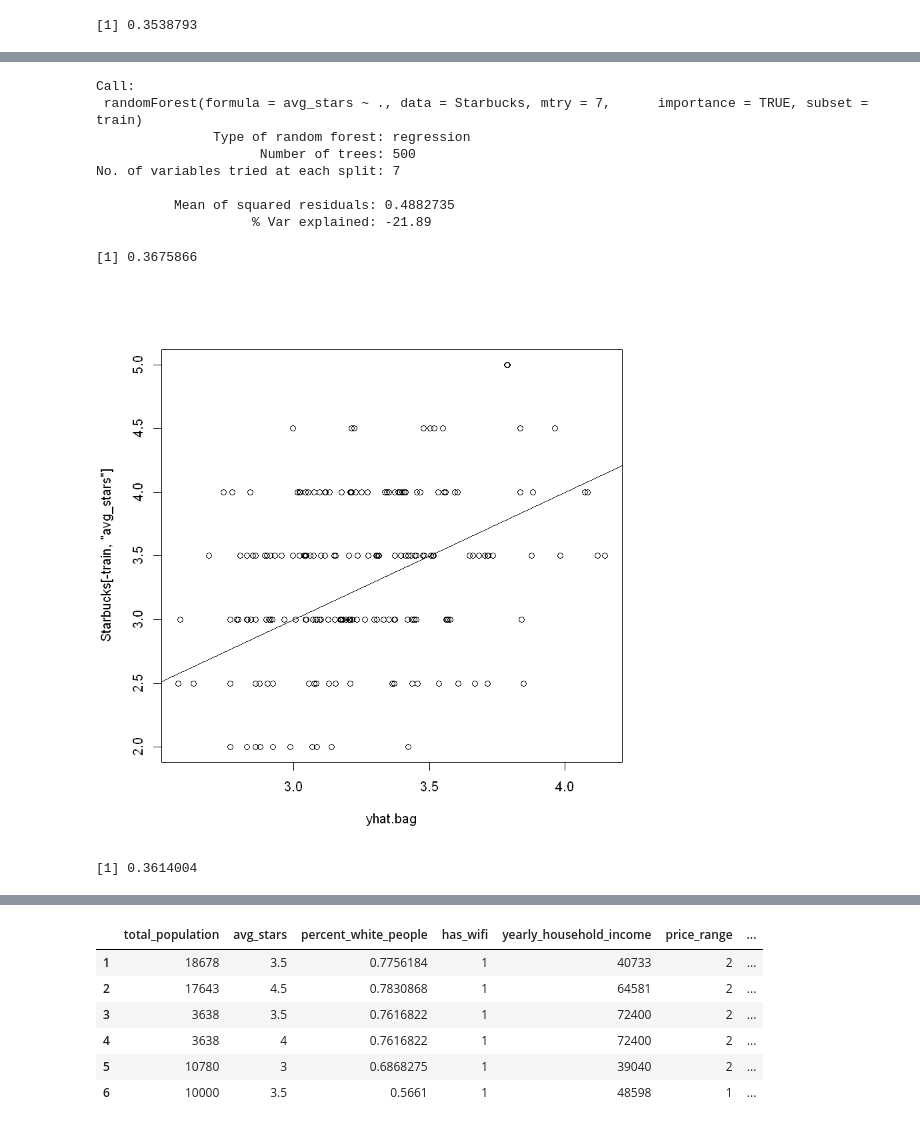
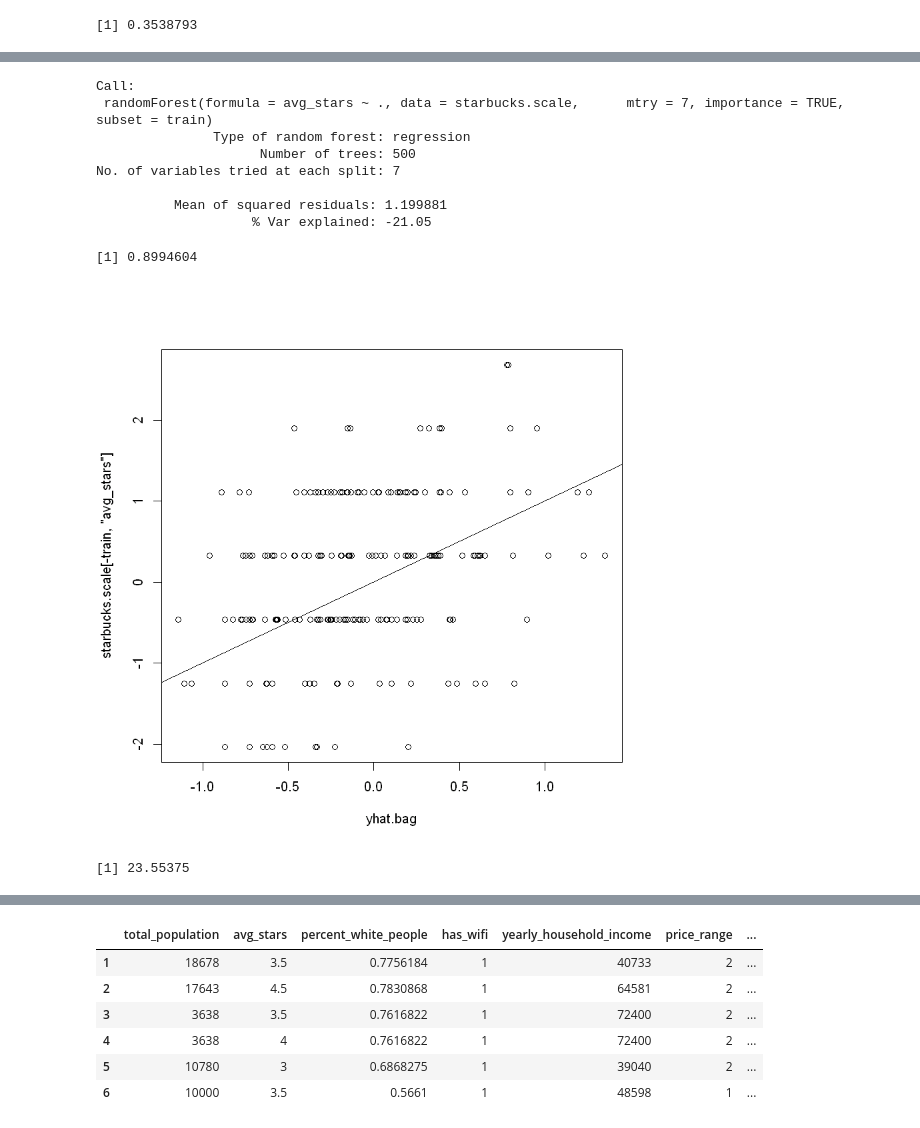
Before and after one commit to AliceFanYang/MachineLearning-FinalProject, a Jupyter notebook: SDS 293 Final Project.ipynb, the cells around one changed output, grey strips where cells are left out. Cells and saved outputs as stored; diff of their text form; code cells hidden in the pictures.

```diff
--- a/SDS 293 Final Project.ipynb
+++ b/SDS 293 Final Project.ipynb
@@ -71,5 +71,6 @@ which.min(cv.starbucks$dev)
 # %%
-prune.starbucks2 = prune.tree(tree.starbucks, best = 2)
+prune.starbucks2 = prune.tree(tree.starbucks, best = 10)
 plot(prune.starbucks2)
 text(prune.starbucks2, pretty = 0)
+#we are over fitting
 # %% [output]
@@ -77,5 +78,5 @@ text(prune.starbucks2, pretty = 0)
 # %%
-prune.starbucks4 = prune.tree(tree.starbucks, best = 4)
-plot(prune.starbucks4)
-text(prune.starbucks4, pretty = 0)
+prune.starbucks3 = prune.tree(tree.starbucks, best = 4)
+plot(prune.starbucks3)
+text(prune.starbucks3, pretty = 0)
 # %% [output]
@@ -83,5 +84,5 @@ text(prune.starbucks4, pretty = 0)
 # %%
-yhat = predict(prune.starbucks4, newdata = Starbucks[-train,])
+yhat = predict(prune.starbucks3, newdata = starbucks.scale[-train,])
 mean((yhat-Starbucks[-train, "avg_stars"])^2)
 
 plot(yhat,Starbucks[-train, "avg_stars"])
@@ -92,29 +94,30 @@ abline(0,1)
 # %%
 set.seed(1)
-bag.starbucks = randomForest(avg_stars~., data = Starbucks, subset = train, mtry = 7, importance = TRUE)
+bag.starbucks = randomForest(avg_stars~., data = starbucks.scale, subset = train, mtry = 7, importance = TRUE)
 bag.starbucks
 # %% [output]
 Call:
- randomForest(formula = avg_stars ~ ., data = Starbucks, mtry = 7,      importance = TRUE, subset = train)
+ randomForest(formula = avg_stars ~ ., data = starbucks.scale,      mtry = 7, importance = TRUE, subset = train)
                Type of random forest: regression
                      Number of trees: 500
 No. of variables tried at each split: 7
 
-          Mean of squared residuals: 0.4882735
-                    % Var explained: -21.89
+          Mean of squared residuals: 1.199881
+                    % Var explained: -21.05
 # %%
-yhat.bag = predict(bag.starbucks,newdata=Starbucks[-train,])
-plot(yhat.bag, Starbucks[-train, "avg_stars"])
+yhat.bag = predict(bag.starbucks,newdata=starbucks.scale[-train,])
+plot(yhat.bag, starbucks.scale[-train, "avg_stars"])
 abline(0,1)
-mean((yhat.bag-Starbucks[-train, "avg_stars"])^2)
+mean((yhat.bag-starbucks.scale[-train, "avg_stars"])^2)
+#Seeing more of range
 # %% [output]
-[1] 0.3675866
+[1] 0.8994604
-[figure, old version]
+[figure, new version]
 # %%
-yhat.boost = predict(boost.starbucks,newdata=Starbucks[-train,], n.trees=5000)
-mean((yhat.boost-starbucks.test)^2)
+yhat.boost = predict(boost.starbucks,newdata=starbucks.scale[-train,], n.trees=5000)
+mean((yhat.boost-starbucks.scale[-train,])^2)
 # %% [output]
-[1] 0.3614004
+[1] 23.55375
 # %%
 # Then need to do best-subset selection
 
```
Also changed, not shown: parts of 15 cells of this notebook, 15 other files.
